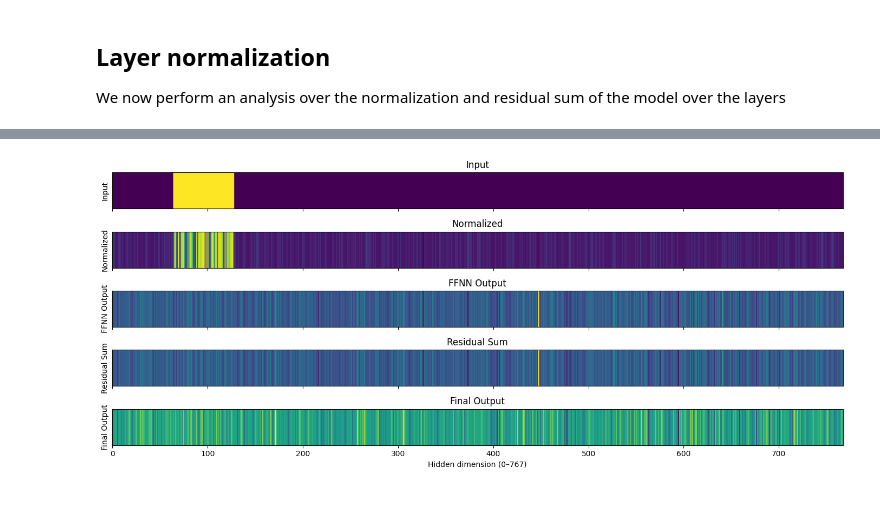
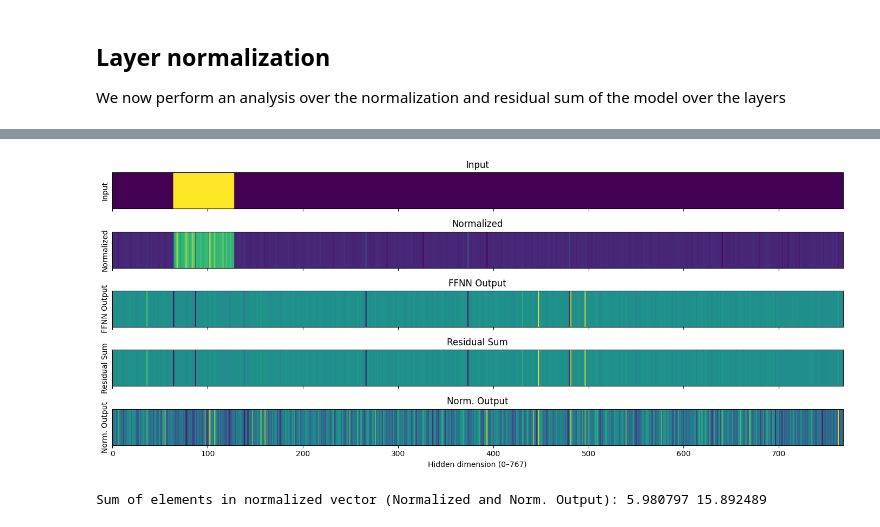
Before and after one commit to AlessandroMiotto/transformers, a Jupyter notebook: neur_net.ipynb, the cells around one changed output, grey strips where cells are left out. Saved outputs shown, nothing was run; the diff lists cells and outputs as text; code cells hidden in the pictures.

```diff
--- a/neur_net.ipynb
+++ b/neur_net.ipynb
@@ -43,7 +37,7 @@ import numpy as np
 model = GPT2Model.from_pretrained("gpt2")
 
 # Choose a layer index (e.g., 0 for the first transformer block)
-layer_idx = 0
+layer_idx = 11
 
 # Extract the FFNN (MLP) from the transformer block
 ffnn = model.h[layer_idx].mlp
@@ -297,41 +292,3 @@ ffnn_out = block.mlp(x_ln)
 x_res = x_input + ffnn_out
 
 # Final output (LayerNorm can be applied here if you're mimicking post-LN style)
-# %%
-from sklearn.decomposition import PCA
-# Choose a block
-block = model.h[layer_idx]
-
-# Step 1: Create a structured input (e.g. activate second attention head)
-x = torch.zeros(768)
-x[64:128] = 1.0
-x = x.unsqueeze(0)  # shape: [1, 768]
-
-# Step 2: FFNN transformation
-with torch.no_grad():
-    x_normed = block.ln_2(x)
-    ffnn_out = block.mlp(x_normed)
-    x_residual = x + ffnn_out
-    x_final = block.ln_2(x_residual)
-
-# Step 3: Stack all stages
-vectors = torch.cat([x, x_normed, ffnn_out, x_residual, x_final], dim=0).numpy()
-labels = ["Input", "Normed", "FFNN Out", "Residual", "Final (LN)"]
-
-# Step 4: Project to 2D using PCA
-pca = PCA(n_components=2)
-proj = pca.fit_transform(vectors)
-
-# Step 5: Plot
-plt.figure(figsize=(8, 6))
-for i, label in enumerate(labels):
-    plt.scatter(proj[i, 0], proj[i, 1], label=label, s=100)
-    plt.text(proj[i, 0]+0.1, proj[i, 1], label, fontsize=12)
-
-plt.title("FFNN + Residual + LayerNorm Effect on GPT-2 Hidden State")
-plt.xlabel("PCA 1")
-plt.ylabel("PCA 2")
-plt.legend()
-plt.grid(True)
-plt.tight_layout()
-plt.show()
@@ -357,32 +438,36 @@ with torch.no_grad():
     ffnn_out = block.mlp(x_normed)
 
     # Residual sum
     x_residual = x + ffnn_out
 
     # Final output after residual + LayerNorm
     x_final = block.ln_2(x_residual)
 
 # Convert to numpy for plotting
 vectors = [
     x.squeeze(0).numpy(),
     x_normed.squeeze(0).numpy(),
     ffnn_out.squeeze(0).numpy(),
     x_residual.squeeze(0).numpy(),
     x_final.squeeze(0).numpy()
 ]
-titles = ["Input", "Normalized", "FFNN Output", "Residual Sum", "Final Output"]
+titles = ["Input", "Normalized", "FFNN Output", "Residual Sum", "Norm. Output"]
 
 # Plot heatmaps
 fig, axes = plt.subplots(len(vectors), 1, figsize=(14, 6), sharex=True)
 
 for i, (vec, title) in enumerate(zip(vectors, titles)):
     axes[i].imshow(vec[np.newaxis, :], cmap='viridis', aspect='auto')
     axes[i].set_title(title)
     axes[i].set_ylabel(title)
     axes[i].set_yticks([])
 
 axes[-1].set_xlabel("Hidden dimension (0–767)")
 plt.tight_layout()
 plt.show()
+
+# sum the values of the elements inside the output vector
+print("Sum of elements in normalized vector (Normalized and Norm. Output):", np.sum(vectors[1]), np.sum(vectors[-1]))
 # %% [output]
-[figure, old version]
+[figure, new version]
+Sum of elements in normalized vector (Normalized and Norm. Output): 5.980797 15.892489
```
Also changed, not shown: parts of 13 cells of this notebook.
